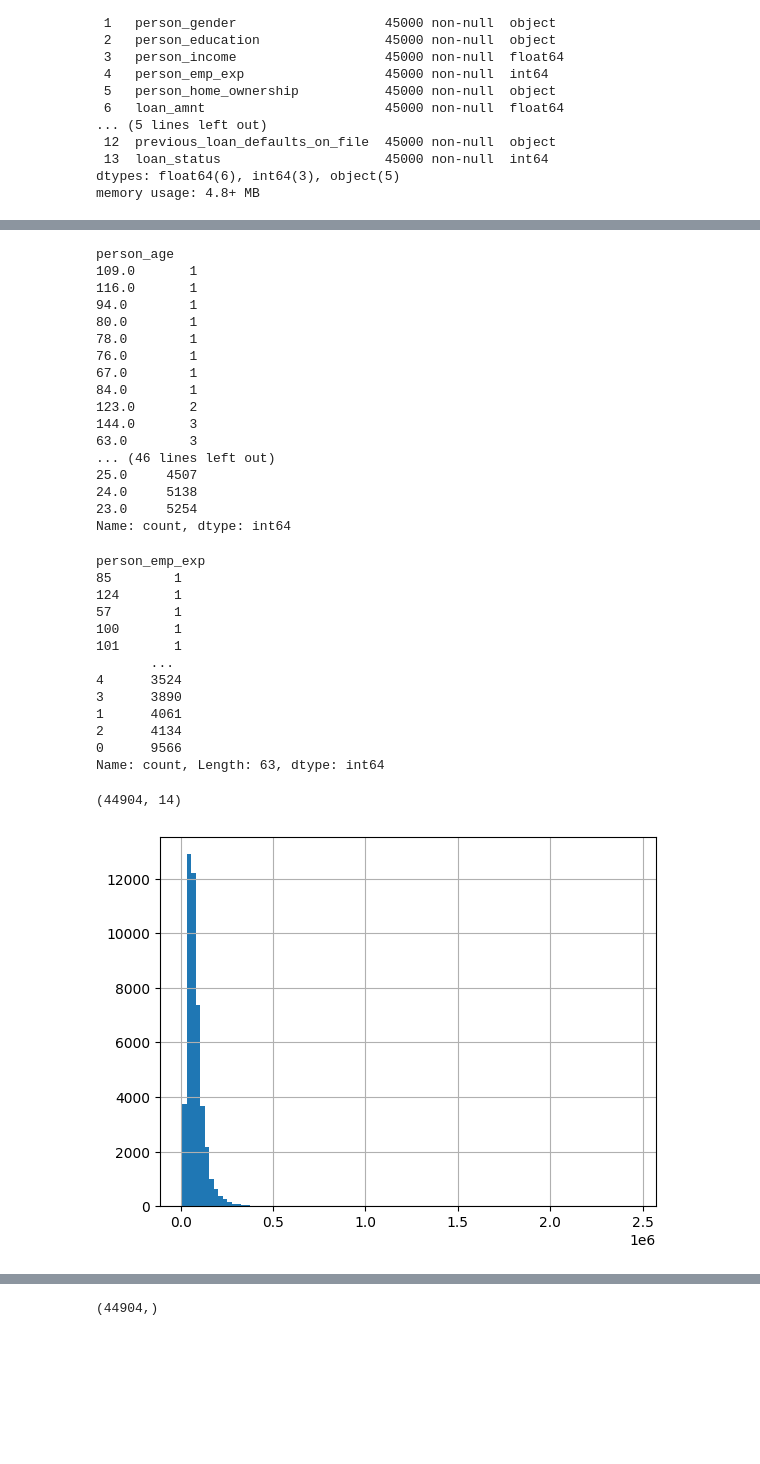
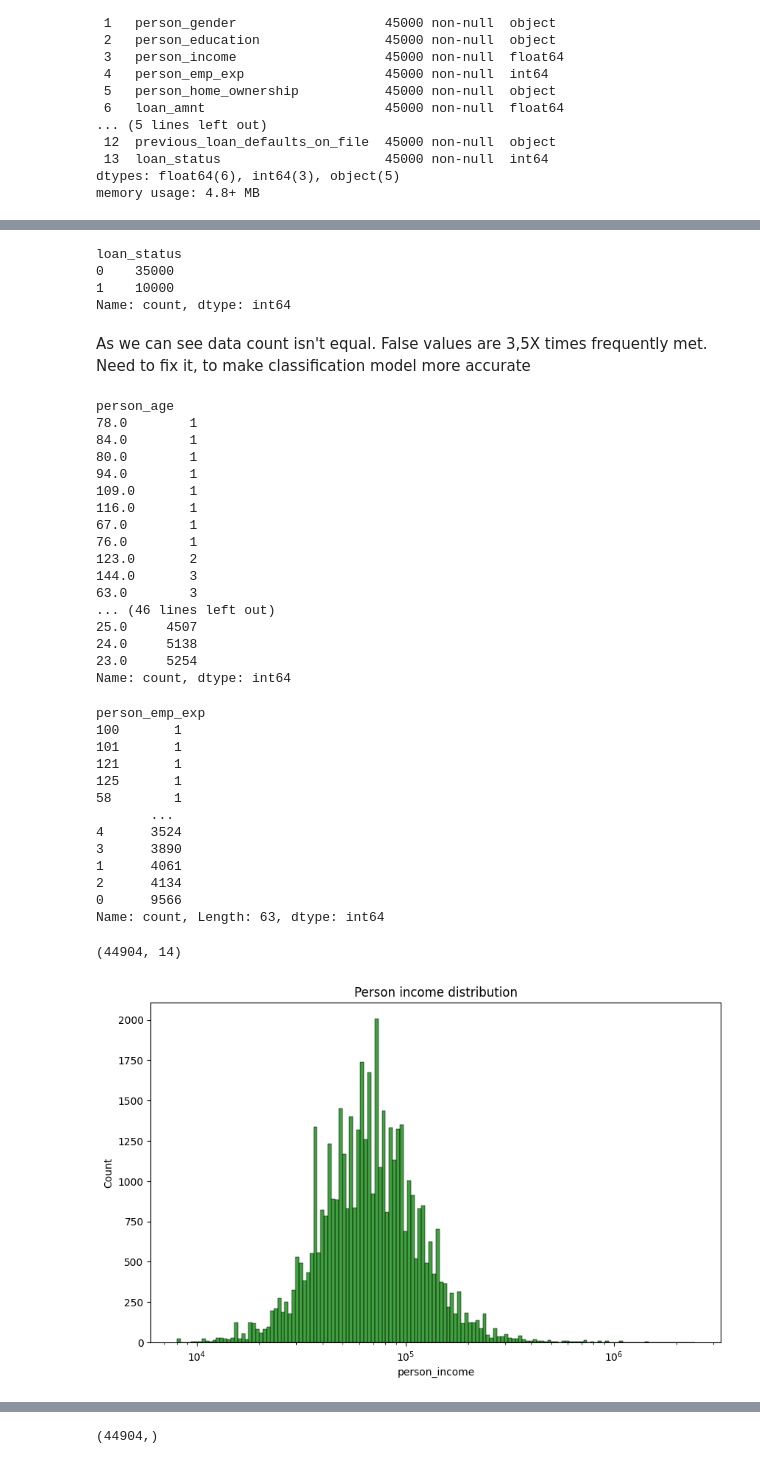
Before and after one commit to loktionov-data/Financial-data-classification, a Jupyter notebook: Classification_model.ipynb, the cells around one changed output, grey strips where cells are left out. Cells and saved outputs as stored; diff of their text form; code cells hidden in the pictures; blank space fills up the shorter version.

```diff
--- a/Classification_model.ipynb
+++ b/Classification_model.ipynb
@@ -12,6 +15,6 @@ from xgboost import XGBClassifier
 # %%
 ##Uploading the data
-df = pd.read_csv("loan_data.csv")
+df = pd.read_csv("dataset/loan_data.csv")
 df.head(10)
 # %% [output]
 |  | person_age | person_gender | person_education | person_income | person_emp_exp | person_home_ownership | ... |
@@ -85,15 +96,26 @@ plt.show()
+# %%
+##Counting true and false values in loan_status
+df["loan_status"].value_counts()
+# %% [output]
+loan_status
+0    35000
+1    10000
+Name: count, dtype: int64
+# %% [markdown]
+As we can see data count isn't equal. False values are 3,5X times frequently met. Need to fix it, to make classification model more accurate
 # %%
+##Counting person age unique values and looking for anomalies
 df["person_age"].value_counts(ascending=True)
 # %% [output]
 person_age
+78.0        1
+84.0        1
+80.0        1
+94.0        1
 109.0       1
 116.0       1
-94.0        1
-80.0        1
-78.0        1
+67.0        1
 76.0        1
-67.0        1
-84.0        1
 123.0       2
 144.0       3
 63.0        3
@@ -103,14 +125,15 @@ person_age
 23.0     5254
 Name: count, dtype: int64
 # %%
+##Counting person employment experience unique values and looking for anomalies
 df["person_emp_exp"].value_counts(ascending=True)
 # %% [output]
 person_emp_exp
-85        1
-124       1
-57        1
 100       1
 101       1
+121       1
+125       1
+58        1
        ...
 4      3524
 3      3890
@@ -124,8 +148,10 @@ df.shape
 # %% [output]
 (44904, 14)
 # %%
-
-df["person_income"].hist(bins=100)
-plt.savefig("Person_income.png")
+##Person income distribution plot
+plt.figure(figsize=(10, 6))
+sns.histplot(data=df, x="person_income", log_scale=True, color="green")
+plt.title("Person income distribution")
+plt.savefig("images/Person_income.png")
 # %% [output]
-[figure, old version]
+[figure, new version]
```
Also changed, not shown: parts of 48 cells of this notebook.
